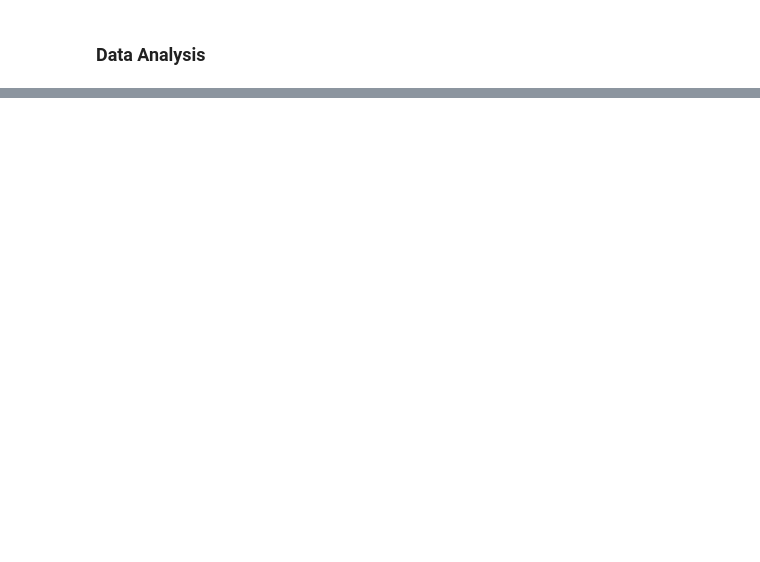
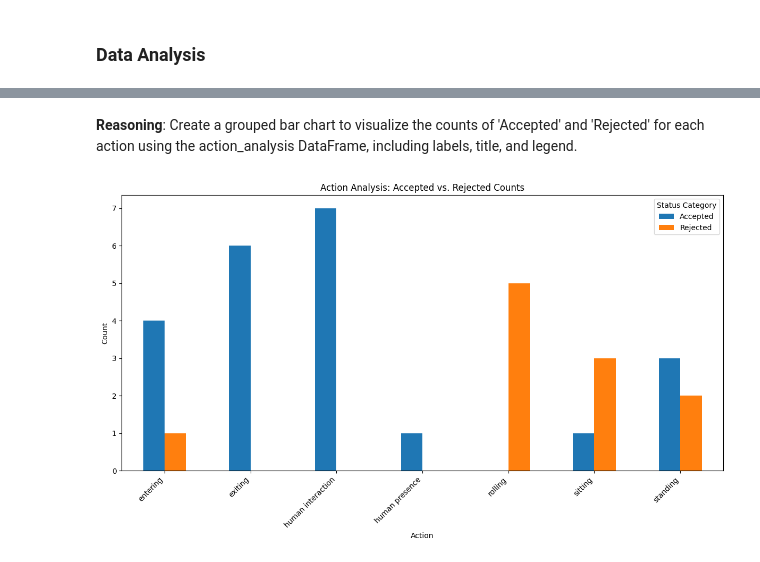
Before and after one commit to Pubudu-98/Colab, a Jupyter notebook: Atlas_lab_data_labeled_samples_EDA.ipynb, the cells around one changed output, grey strips where cells are left out. Saved outputs shown, nothing was run; the diff lists cells and outputs as text; code cells hidden in the pictures; blank space fills up the shorter version.

Commit message:
Analysis for day three

```diff
--- a/Atlas_lab_data_labeled_samples_EDA.ipynb
+++ b/Atlas_lab_data_labeled_samples_EDA.ipynb
@@ -194,0 +125,13 @@ dtype: int64
+# %%
+import re
+
+def extract_action(status):
+    match = re.search(r'\d+\.\s*(.*?)\s*-', status)
+    if match:
+        return match.group(1).strip()
+    return None
+
+df['action'] = df['status'].apply(extract_action)
+
+action_analysis = df.groupby(['action', 'status_category']).size().unstack(fill_value=0)
+display(action_analysis)
@@ -194,0 +153,15 @@ dtype: int64
+# %% [markdown]
+**Reasoning**:
+Create a grouped bar chart to visualize the counts of 'Accepted' and 'Rejected' for each action using the action_analysis DataFrame, including labels, title, and legend.
+# %%
+plt.figure(figsize=(12, 7))
+action_analysis[['Accepted', 'Rejected']].plot(kind='bar', ax=plt.gca())
+plt.title("Action Analysis: Accepted vs. Rejected Counts")
+plt.xlabel("Action")
+plt.ylabel("Count")
+plt.xticks(rotation=45, ha='right')
+plt.legend(title="Status Category")
+plt.tight_layout()
+plt.show()
+# %% [output]
+[figure, added]
```
Also changed, not shown: parts of 29 cells of this notebook.
